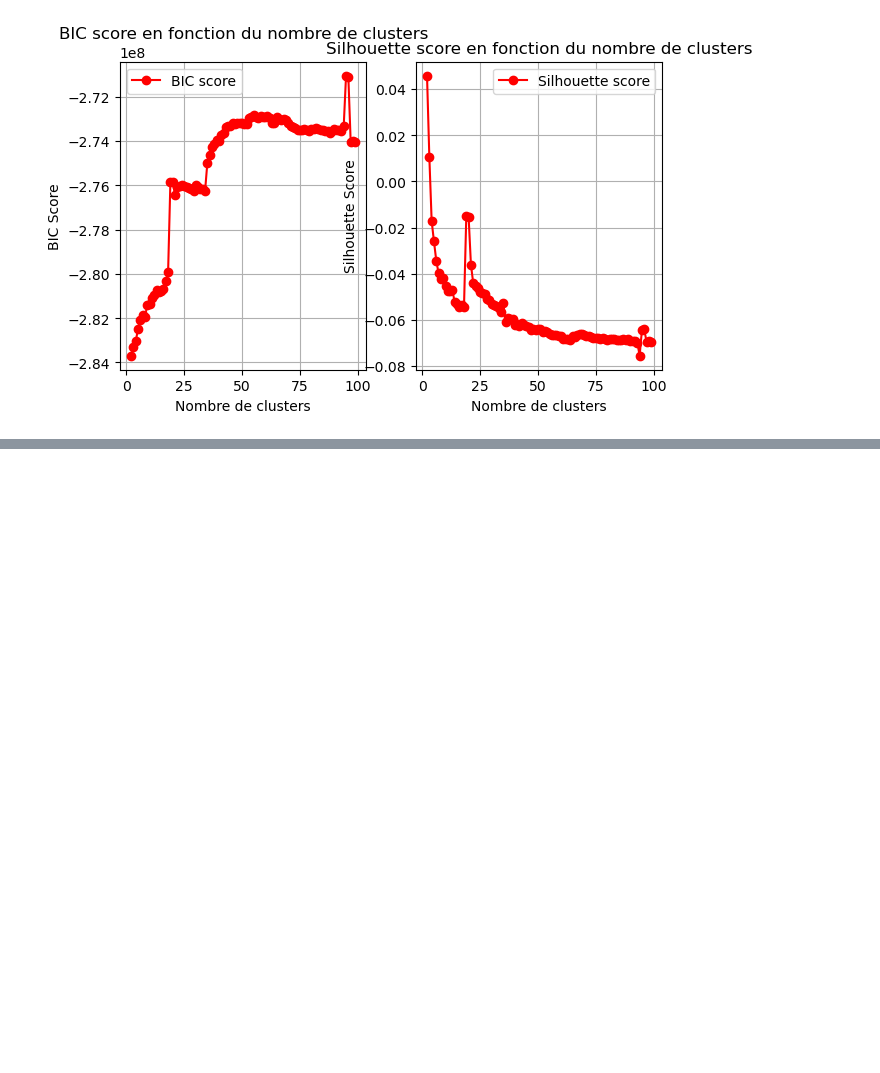
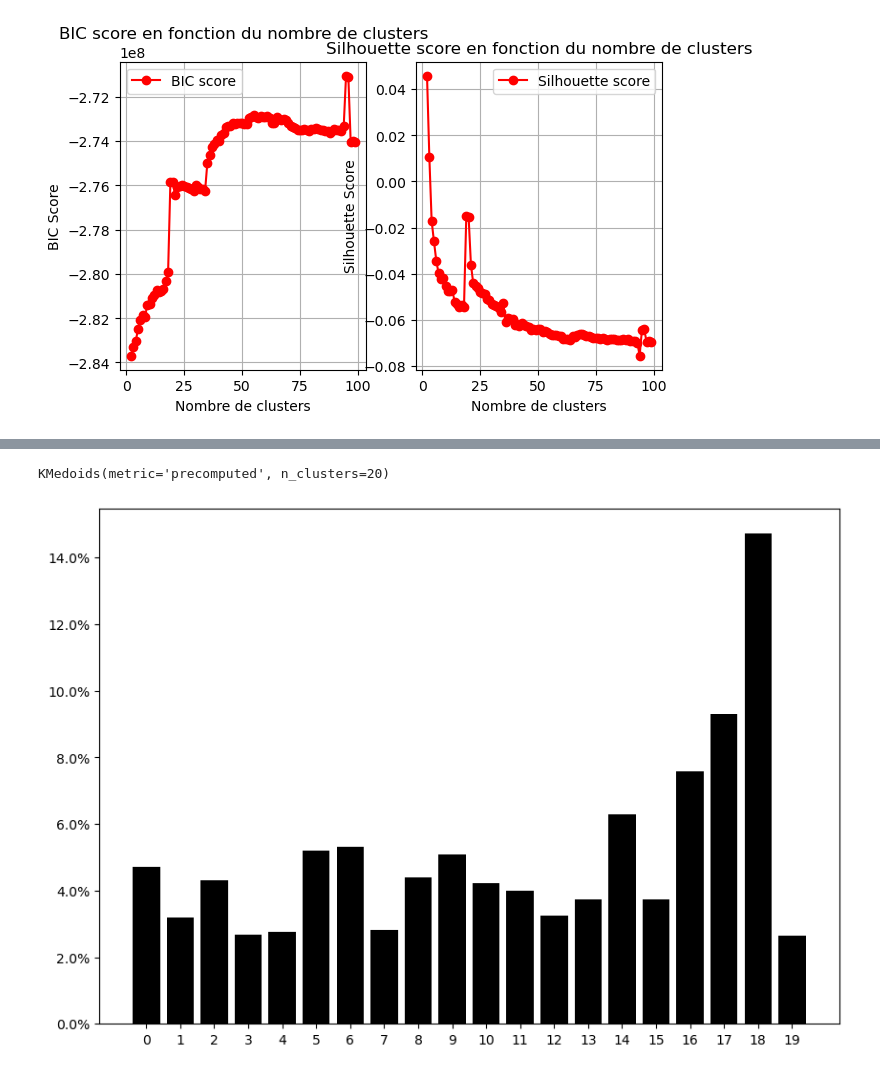
Before and after one commit to Kirscher/TextMining_Parcours_de_soin, a Jupyter notebook: Clustering/KMedoids_JaroWinkler.ipynb, the cells around one changed output, grey strips where cells are left out. Cells and saved outputs as stored; diff of their text form; code cells hidden in the pictures; blank space fills up the shorter version.

```diff
--- a/Clustering/KMedoids_JaroWinkler.ipynb
+++ b/Clustering/KMedoids_JaroWinkler.ipynb
@@ -168,20 +162,0 @@ def custom_pairwise_distances(data, show=False):
-# %%
-# List of strings
-strings = [
-    ["butterfly", "dragonfly", "ladybug", "grasshopper", "caterpillar", "bumblebee", "ant", "firefly", "beetle", "mosquito"],
-    ["piano", "violin", "cello", "trumpet", "guitar", "drums", "saxophone", "clarinet", "flute", "harmonica"],
-    ["pizza", "hamburger", "hotdog", "taco", "sushi", "ramen", "spaghetti", "steak", "burrito", "fajita"],
-    ["ocean", "river", "lake", "waterfall", "stream", "pond", "rapids", "canal", "fjord", "delta"],
-    ["book", "newspaper", "magazine", "novel", "comic", "journal", "catalog", "encyclopedia", "dictionary", "almanac"]
-]
-
-# Compute pairwise distances between strings using the custom distance metric
-distances = custom_pairwise_distances(strings)
-
-# Cluster strings using K-Medoids with 2 clusters
-kmedoids = KMedoids(n_clusters=5, metric='precomputed', random_state=0)
-clusters = kmedoids.fit_predict(distances)
-
-# Print cluster assignments
-for i, cluster in enumerate(clusters):
-    print(f'String {i}: Cluster {cluster}')
@@ -316,0 +284,7 @@ plt.show()
+# %%
+n_clusters = 20
+# %%
+kmedoids = KMedoids(n_clusters=n_clusters, metric='precomputed')
+kmedoids.fit(distances)
+# %% [output]
+KMedoids(metric='precomputed', n_clusters=20)
@@ -316,0 +299,10 @@ plt.show()
+# %%
+plt.figure(figsize=(10,7))
+labels, counts = np.unique(kmedoids.labels_, return_counts=True)
+counts = counts / len(kmedoids.labels_)
+plt.bar(labels, counts, align='center', color = 'black')
+plt.gca().set_xticks(labels)
+plt.gca().yaxis.set_major_formatter(PercentFormatter(1))
+plt.show()
+# %% [output]
+[figure, added]
```
Also changed, not shown: parts of 13 cells of this notebook, 2 other files.
